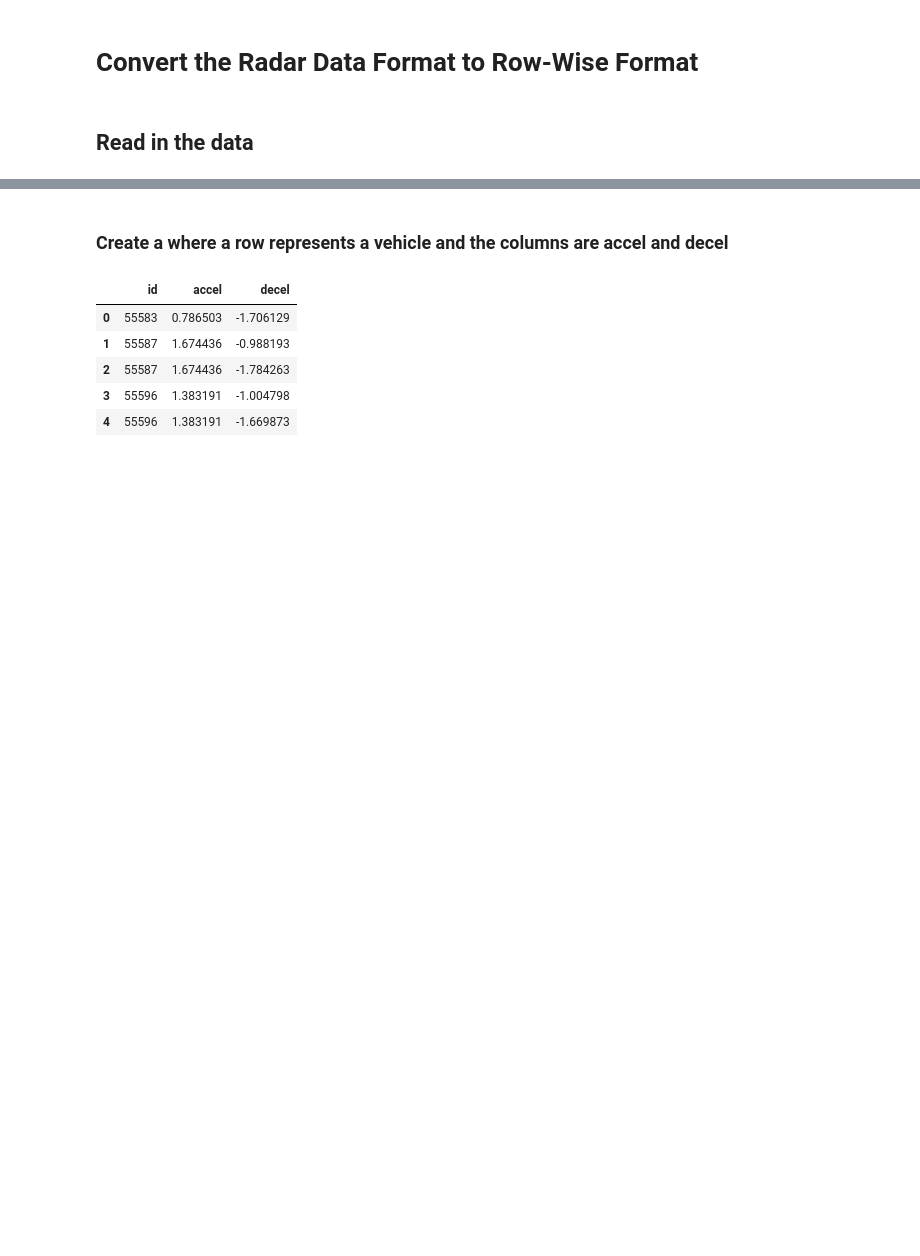
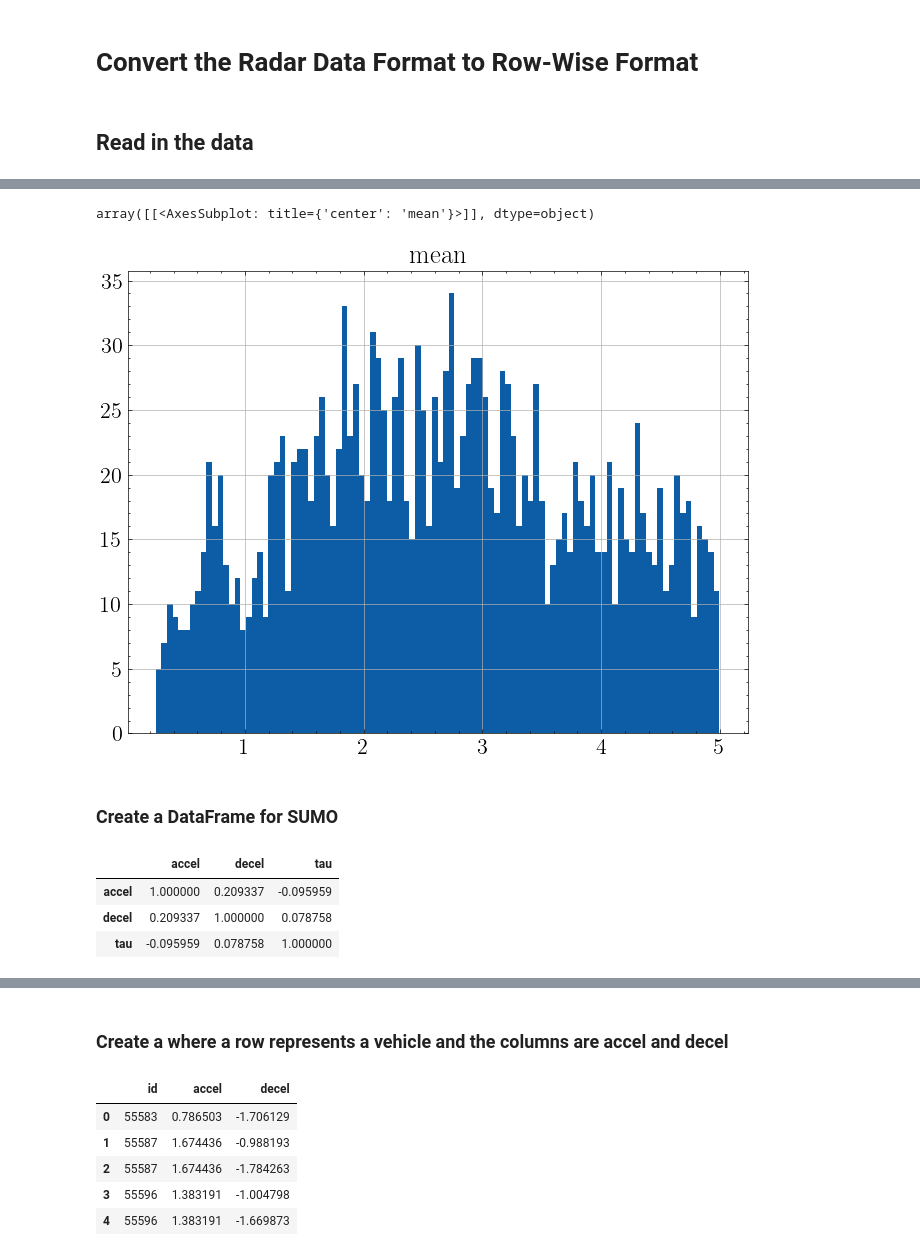
Before and after one commit to UnivOfAlabama-BittleResearchGroup/sumo-uc-2023, a Jupyter notebook: notebooks/make_veh_descript_table.ipynb, the cells around one changed output, grey strips where cells are left out. Drawn from its saved outputs; the diff is of its cells as text; code cells hidden in the pictures; blank space fills up the shorter version.

```diff
--- a/notebooks/make_veh_descript_table.ipynb
+++ b/notebooks/make_veh_descript_table.ipynb
@@ -24,0 +188,7 @@ types_df.loc[(types_df['type_decel'] > 0), 'type_decel'].sum(), types_df.loc[(ty
+# %%
+headway_data.hist( bins=100, figsize=(8, 6))
+# %% [output]
+array([[<AxesSubplot: title={'center': 'mean'}>]], dtype=object)
+[figure, added]
+# %% [markdown]
+### Create a DataFrame for SUMO
@@ -24,0 +199,7 @@ types_df.loc[(types_df['type_decel'] > 0), 'type_decel'].sum(), types_df.loc[(ty
+# %%
+corr_lowess_df.corr()
+# %% [output]
+|  | accel | decel | tau |
+| accel | 1.000000 | 0.209337 | -0.095959 |
+| decel | 0.209337 | 1.000000 | 0.078758 |
+| tau | -0.095959 | 0.078758 | 1.000000 |
```
Also changed, not shown: parts of 42 cells of this notebook, 18 other files.
